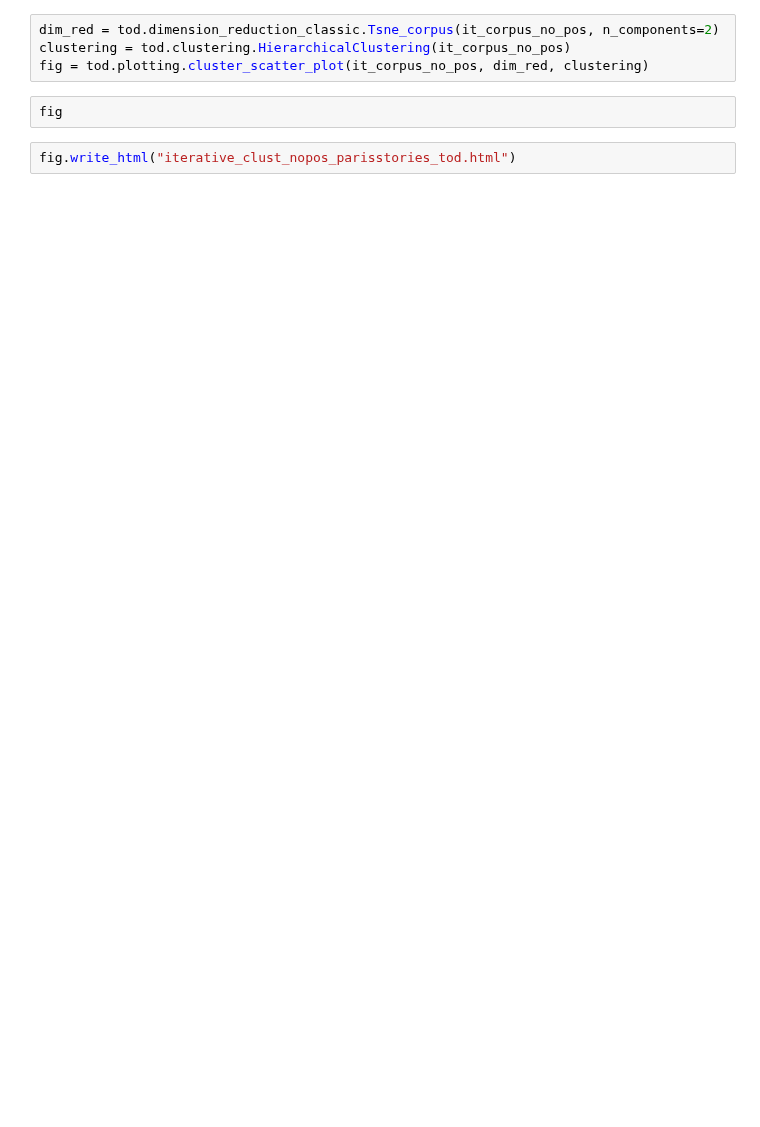
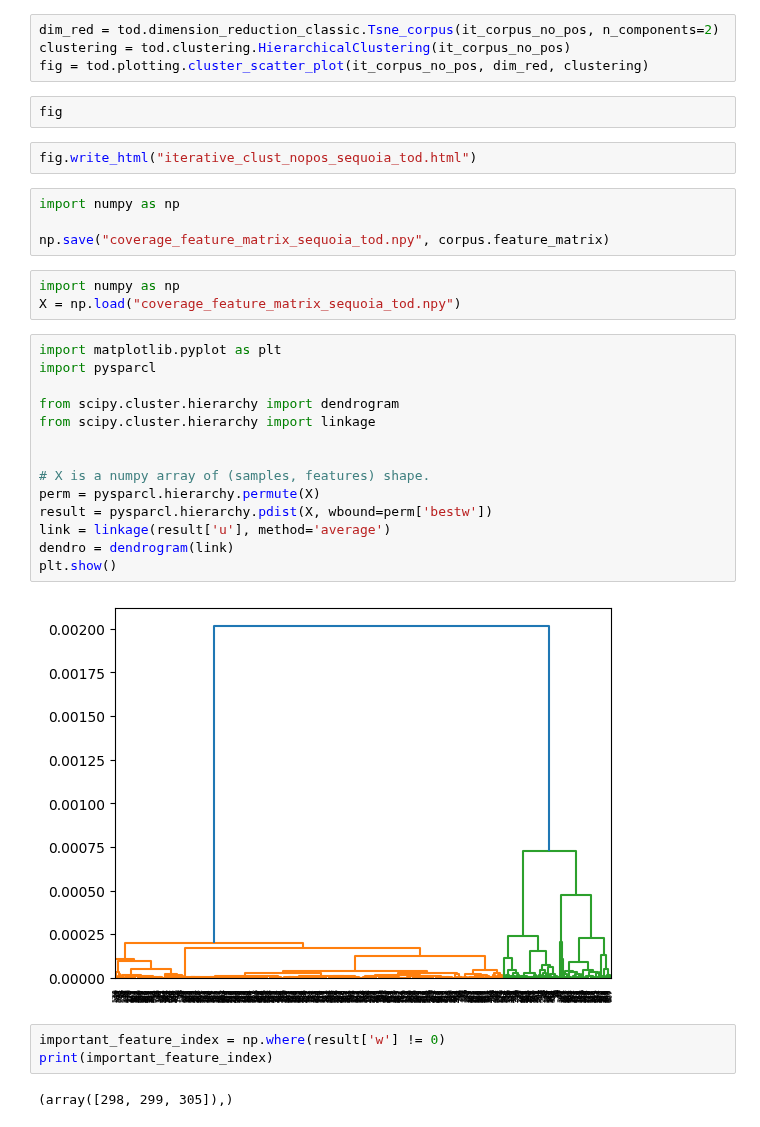
Before and after one commit to ims510/todc, a Jupyter notebook: scripts/18.iterative_clustering/iterative_Clust_parisstories_tod.ipynb, the cells around one changed output. Drawn from its saved outputs; the diff is of its cells as text; blank space fills up the shorter version.

Commit message:
all the tests using sparse clustering

```diff
--- a/scripts/18.iterative_clustering/iterative_Clust_parisstories_tod.ipynb
+++ b/scripts/18.iterative_clustering/iterative_Clust_parisstories_tod.ipynb
@@ -118,4 +113,32 @@ fig = tod.plotting.cluster_scatter_plot(it_corpus_no_pos, dim_red, clustering)
 # %%
 fig
 # %%
-fig.write_html("iterative_clust_nopos_parisstories_tod.html")
+fig.write_html("iterative_clust_nopos_sequoia_tod.html")
+# %%
+import numpy as np
+
+np.save("coverage_feature_matrix_sequoia_tod.npy", corpus.feature_matrix)
+# %%
+import numpy as np
+X = np.load("coverage_feature_matrix_sequoia_tod.npy")
+# %%
+import matplotlib.pyplot as plt
+import pysparcl
+
+from scipy.cluster.hierarchy import dendrogram
+from scipy.cluster.hierarchy import linkage
+
+
+# X is a numpy array of (samples, features) shape.
+perm = pysparcl.hierarchy.permute(X)
+result = pysparcl.hierarchy.pdist(X, wbound=perm['bestw'])
+link = linkage(result['u'], method='average')
+dendro = dendrogram(link)
+plt.show()
+# %% [output]
+[figure, added]
+# %%
+important_feature_index = np.where(result['w'] != 0)
+print(important_feature_index)
+# %% [output]
+(array([298, 299, 305]),)
```
Also changed, not shown: parts of 42 cells of this notebook, 33 other files.
